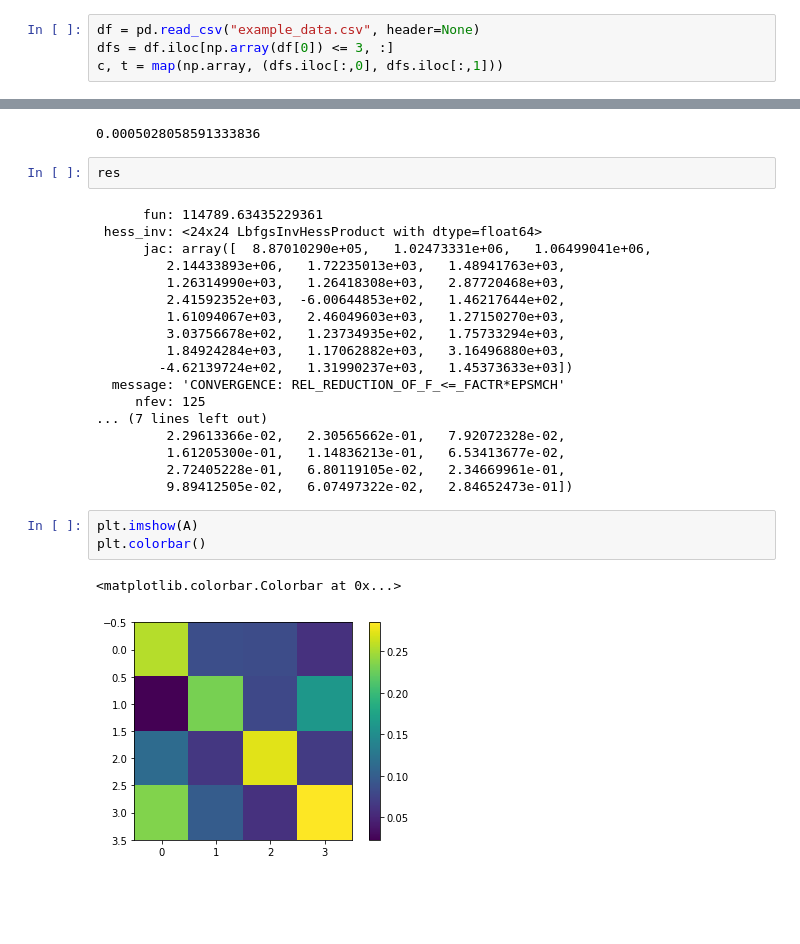
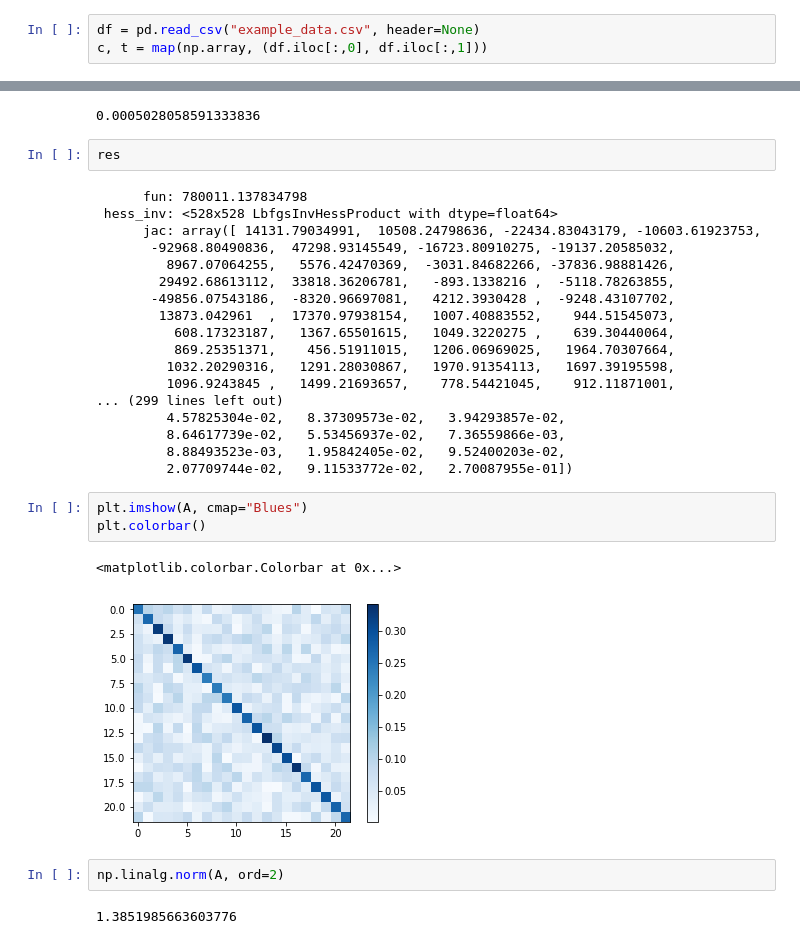
Before and after one commit to canerturkmen/hawkeslib, a Jupyter notebook: examples/MV Exp Example.ipynb, the cells around one changed output, grey strips where cells are left out. Drawn from its saved outputs; the diff is of its cells as text; blank space fills up the shorter version.

```diff
--- a/examples/MV Exp Example.ipynb
+++ b/examples/MV Exp Example.ipynb
@@ -29,8 +29,7 @@ import pandas as pd
 9,95
 # %%
 df = pd.read_csv("example_data.csv", header=None)
-dfs = df.iloc[np.array(df[0]) <= 3, :]
-c, t = map(np.array, (dfs.iloc[:,0], dfs.iloc[:,1]))
+c, t = map(np.array, (df.iloc[:,0], df.iloc[:,1]))
 # %%
 proc = MultivariateExpHawkesProcess()
 res = proc.fit(t.astype(np.float64), c)
@@ -52,26 +61,30 @@ len(t_0) / float(t_0[-1])
 # %%
 res
 # %% [output]
-      fun: 114789.63435229361
- hess_inv: <24x24 LbfgsInvHessProduct with dtype=float64>
-      jac: array([  8.87010290e+05,   1.02473331e+06,   1.06499041e+06,
-         2.14433893e+06,   1.72235013e+03,   1.48941763e+03,
-         1.26314990e+03,   1.26418308e+03,   2.87720468e+03,
-         2.41592352e+03,  -6.00644853e+02,   1.46217644e+02,
-         1.61094067e+03,   2.46049603e+03,   1.27150270e+03,
-         3.03756678e+02,   1.23734935e+02,   1.75733294e+03,
-         1.84924284e+03,   1.17062882e+03,   3.16496880e+03,
-        -4.62139724e+02,   1.31990237e+03,   1.45373633e+03])
-  message: 'CONVERGENCE: REL_REDUCTION_OF_F_<=_FACTR*EPSMCH'
-     nfev: 125
-... (7 lines left out)
-         2.29613366e-02,   2.30565662e-01,   7.92072328e-02,
-         1.61205300e-01,   1.14836213e-01,   6.53413677e-02,
-         2.72405228e-01,   6.80119105e-02,   2.34669961e-01,
-         9.89412505e-02,   6.07497322e-02,   2.84652473e-01])
+      fun: 780011.137834798
+ hess_inv: <528x528 LbfgsInvHessProduct with dtype=float64>
+      jac: array([ 14131.79034991,  10508.24798636, -22434.83043179, -10603.61923753,
+       -92968.80490836,  47298.93145549, -16723.80910275, -19137.20585032,
+         8967.07064255,   5576.42470369,  -3031.84682266, -37836.98881426,
+        29492.68613112,  33818.36206781,   -893.1338216 ,  -5118.78263855,
+       -49856.07543186,  -8320.96697081,   4212.3930428 ,  -9248.43107702,
+        13873.042961  ,  17370.97938154,   1007.40883552,    944.51545073,
+          608.17323187,   1367.65501615,   1049.3220275 ,    639.30440064,
+          869.25351371,    456.51911015,   1206.06969025,   1964.70307664,
+         1032.20290316,   1291.28030867,   1970.91354113,   1697.39195598,
+         1096.9243845 ,   1499.21693657,    778.54421045,    912.11871001,
+... (299 lines left out)
+         4.57825304e-02,   8.37309573e-02,   3.94293857e-02,
+         8.64617739e-02,   5.53456937e-02,   7.36559866e-03,
+         8.88493523e-03,   1.95842405e-02,   9.52400203e-02,
+         2.07709744e-02,   9.11533772e-02,   2.70087955e-01])
 # %%
-plt.imshow(A)
+plt.imshow(A, cmap="Blues")
 plt.colorbar()
 # %% [output]
 <matplotlib.colorbar.Colorbar at 0x...>
-[figure, old version]
+[figure, new version]
+# %%
+np.linalg.norm(A, ord=2)
+# %% [output]
+1.3851985663603776
```
Also changed, not shown: parts of 1 cell of this notebook, 3 other files.
